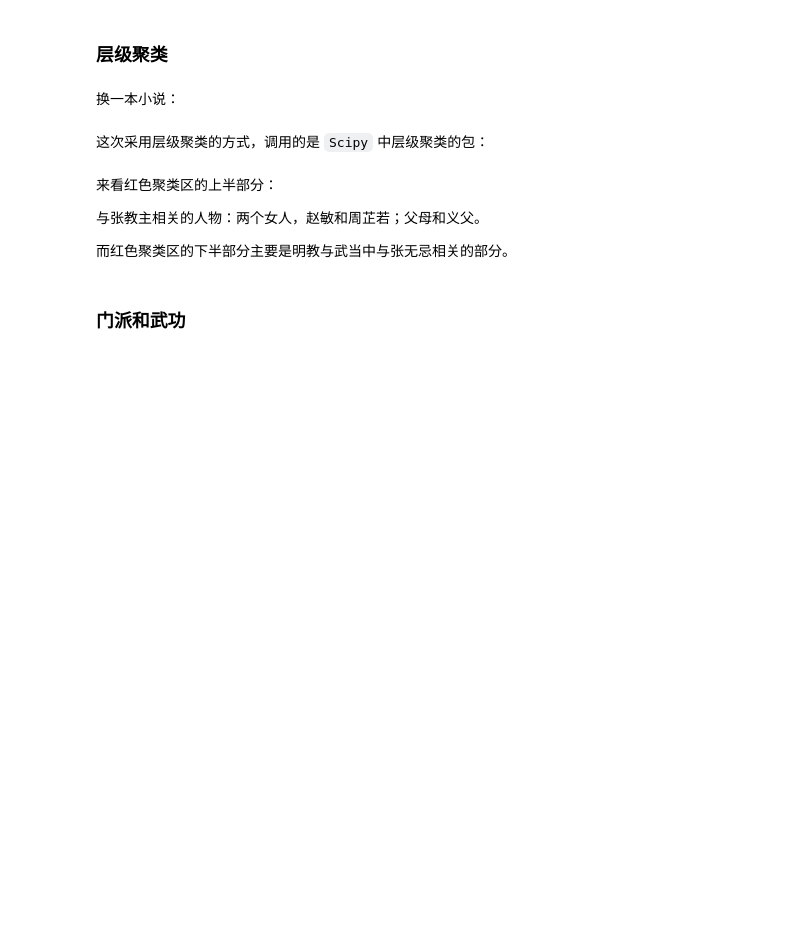
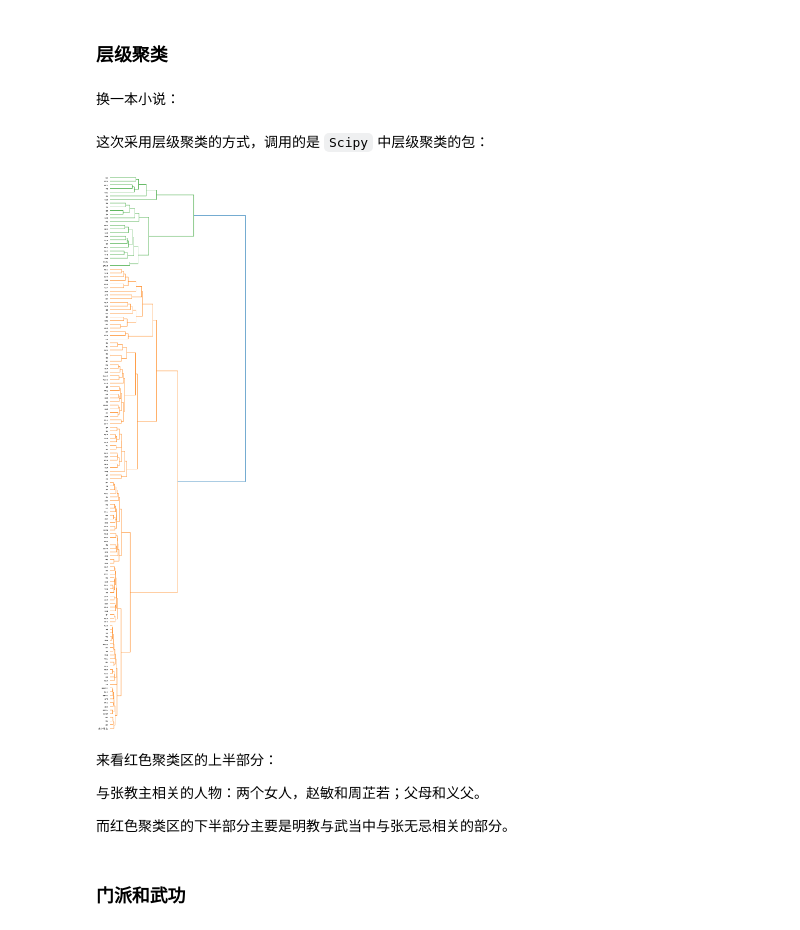
Before and after one commit to Laoher/python_notes, a Jupyter notebook: data analysis/金庸小说数据分析/10.04-louis-cha's-kungfu-world.ipynb, the cells around one changed output. Drawn from its saved outputs; the diff is of its cells as text; code cells hidden in the pictures; blank space fills up the shorter version.

```diff
--- a/data analysis/金庸小说数据分析/10.04-louis-cha's-kungfu-world.ipynb
+++ b/data analysis/金庸小说数据分析/10.04-louis-cha's-kungfu-world.ipynb
@@ -224,15 +190,15 @@ import jieba
 # %% [markdown]
 `jieba` 包具有识别新词的能力，不过为了得到更准确的分词结果，我们可以将人名导入 `jieba` 库的字典，除此之外，我们还加入门派和武功的专有名词：
 # %%
-for _, names in novel_names.iteritems():
+for _, names in novel_names.items():
     for name in names:
         jieba.add_word(name)
 
 with open("kungfu.txt") as f:
-    kungfu_names = [line.decode('utf8').strip() for line in f.readlines()]
+    kungfu_names = [line.strip() for line in f.readlines()]
 
 with open("bangs.txt") as f:
-    bang_names = [line.decode('utf8').strip() for line in f.readlines()]
+    bang_names = [line.strip() for line in f.readlines()]
 
 for name in kungfu_names:
     jieba.add_word(name)
@@ -430,16 +506,18 @@ import scipy.cluster.hierarchy as sch
 # %%
 Y = sch.linkage(word_vectors, method="ward")
 
 _, ax = plt.subplots(figsize=(10, 40))
 
 Z = sch.dendrogram(Y, orientation='right')
 idx = Z['leaves']
 
 ax.set_xticks([])
-ax.set_yticklabels(all_names[idx], fontproperties=font_yahei_consolas)
+ax.set_yticklabels(all_names[idx], fontproperties=font)
 ax.set_frame_on(False)
 
 plt.show()
+# %% [output]
+[figure, added]
 # %% [markdown]
 来看红色聚类区的上半部分：
 
```
Also changed, not shown: parts of 20 cells of this notebook, 56 other files.
